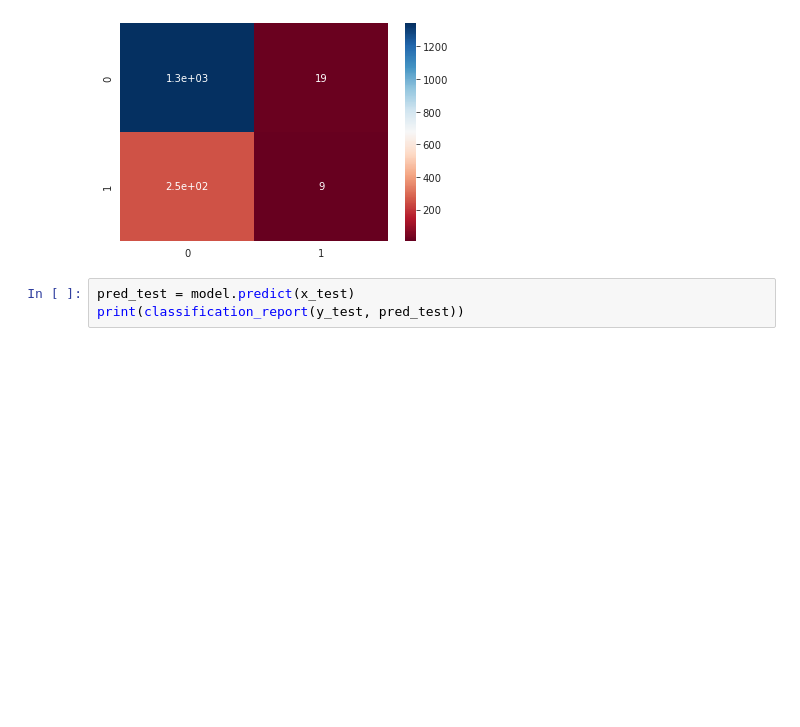
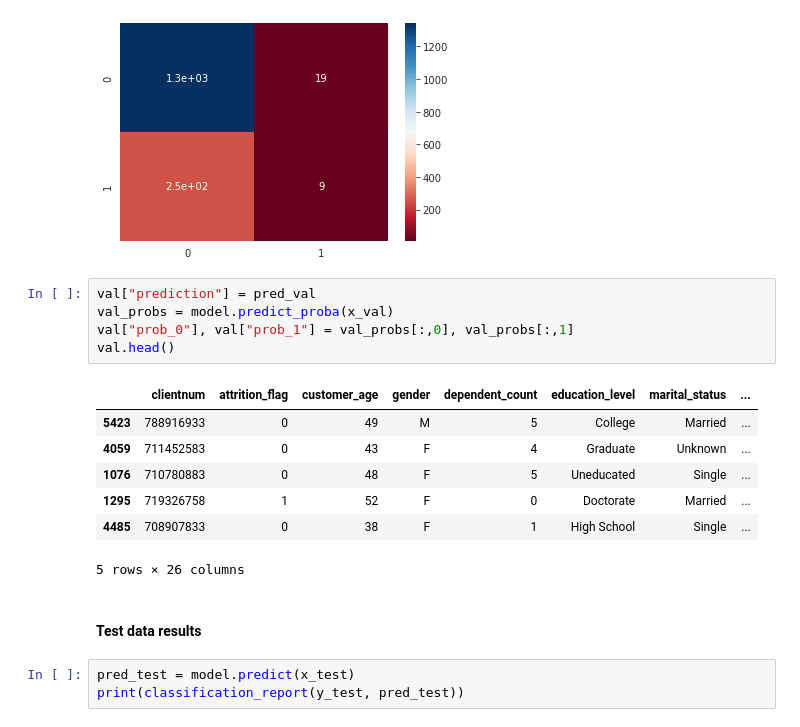
Before and after one commit to MUbarak123-56/bank-churners, a Jupyter notebook: 41-naivebayes-pipeline.ipynb, the cells around one changed output. Cells and saved outputs as stored; diff of their text form; blank space fills up the shorter version.

```diff
--- a/41-naivebayes-pipeline.ipynb
+++ b/41-naivebayes-pipeline.ipynb
@@ -130,6 +147,21 @@ sns.heatmap(conf, annot = True, cmap = "RdBu")
 # %% [output]
 <AxesSubplot:>
 [figure]
+# %%
+val["prediction"] = pred_val
+val_probs = model.predict_proba(x_val)
+val["prob_0"], val["prob_1"] = val_probs[:,0], val_probs[:,1]
+val.head()
+# %% [output]
+|  | clientnum | attrition_flag | customer_age | gender | dependent_count | education_level | marital_status | ... |
+| 5423 | 788916933 | 0 | 49 | M | 5 | College | Married | ... |
+| 4059 | 711452583 | 0 | 43 | F | 4 | Graduate | Unknown | ... |
+| 1076 | 710780883 | 0 | 48 | F | 5 | Uneducated | Single | ... |
+| 1295 | 719326758 | 1 | 52 | F | 0 | Doctorate | Married | ... |
+| 4485 | 708907833 | 0 | 38 | F | 1 | High School | Single | ... |
+5 rows × 26 columns
+# %% [markdown]
+#### Test data results
 # %%
 pred_test = model.predict(x_test)
 print(classification_report(y_test, pred_test))
```
Also changed, not shown: parts of 4 cells of this notebook, 3 other files.
